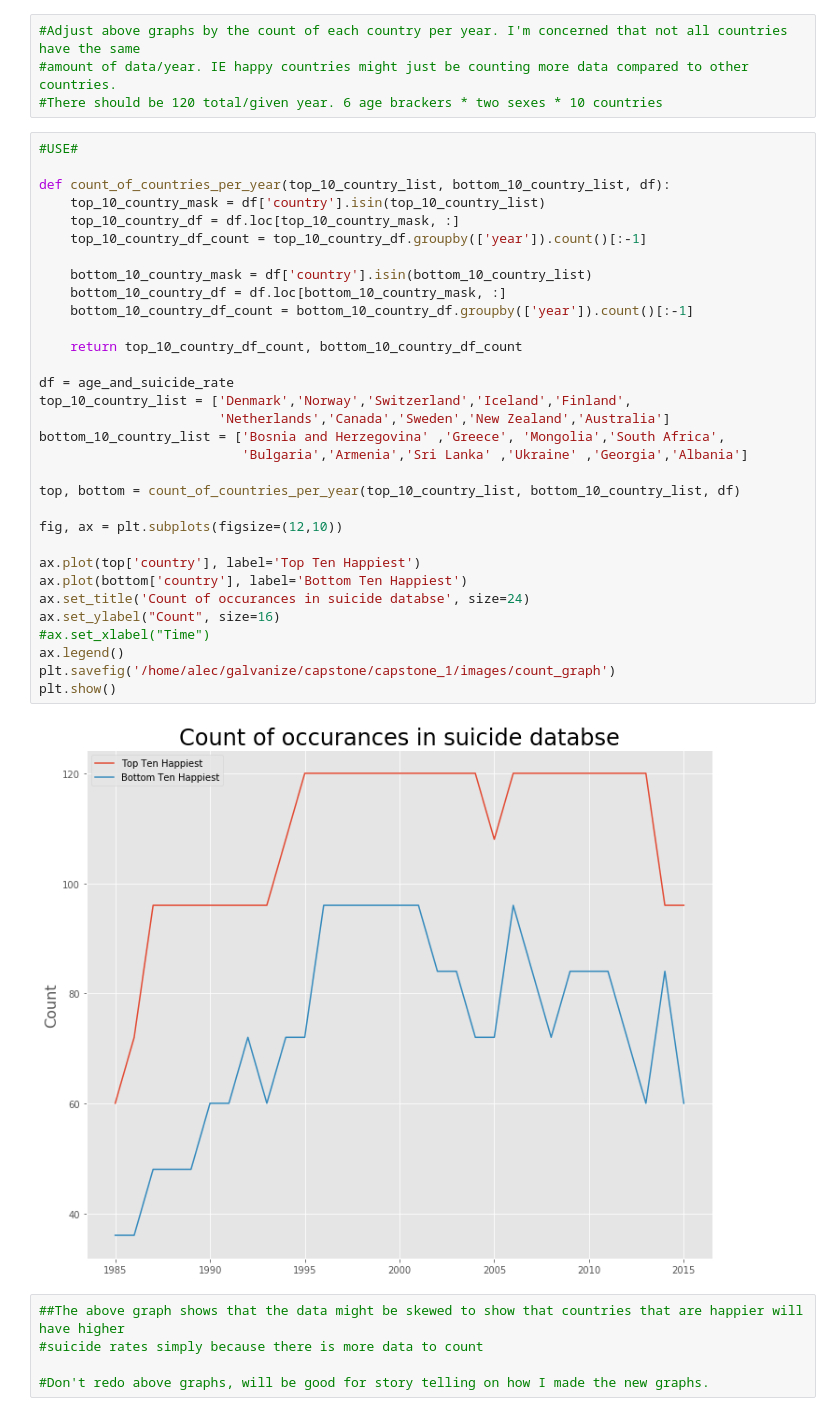
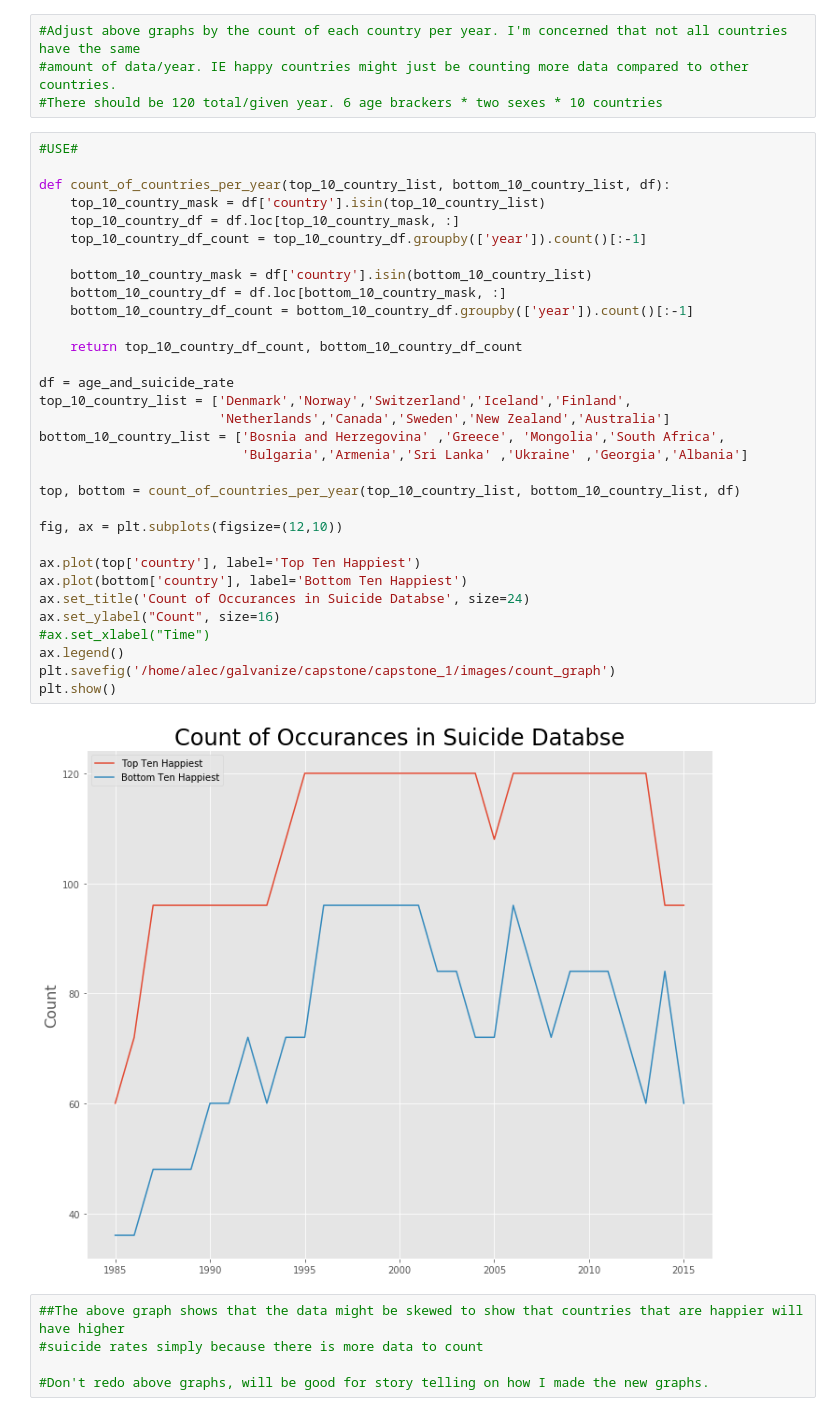
Before and after one commit to alecjonas/Analysis-of-Suicide-Rates-in-Countries-vs-Reported-Happiness-Scores, a Jupyter notebook: notebooks/suicides_eda.ipynb, the cells around one changed output. Drawn from its saved outputs; the diff is of its cells as text.

```diff
--- a/notebooks/suicides_eda.ipynb
+++ b/notebooks/suicides_eda.ipynb
@@ -322,35 +322,35 @@ for i,df in enumerate([age5, age15, age25, age35, age55, age75]):
 
 def count_of_countries_per_year(top_10_country_list, bottom_10_country_list, df):
     top_10_country_mask = df['country'].isin(top_10_country_list)
     top_10_country_df = df.loc[top_10_country_mask, :]
     top_10_country_df_count = top_10_country_df.groupby(['year']).count()[:-1]
 
     bottom_10_country_mask = df['country'].isin(bottom_10_country_list)
     bottom_10_country_df = df.loc[bottom_10_country_mask, :]
     bottom_10_country_df_count = bottom_10_country_df.groupby(['year']).count()[:-1]
 
     return top_10_country_df_count, bottom_10_country_df_count
 
 df = age_and_suicide_rate
 top_10_country_list = ['Denmark','Norway','Switzerland','Iceland','Finland',
                        'Netherlands','Canada','Sweden','New Zealand','Australia']
 bottom_10_country_list = ['Bosnia and Herzegovina' ,'Greece', 'Mongolia','South Africa',
                           'Bulgaria','Armenia','Sri Lanka' ,'Ukraine' ,'Georgia','Albania']
 
 top, bottom = count_of_countries_per_year(top_10_country_list, bottom_10_country_list, df)
 
 fig, ax = plt.subplots(figsize=(12,10))
 
 ax.plot(top['country'], label='Top Ten Happiest')
 ax.plot(bottom['country'], label='Bottom Ten Happiest')
-ax.set_title('Count of occurances in suicide databse', size=24)
+ax.set_title('Count of Occurances in Suicide Databse', size=24)
 ax.set_ylabel("Count", size=16)
 #ax.set_xlabel("Time")
 ax.legend()
 plt.savefig('/home/alec/galvanize/capstone/capstone_1/images/count_graph')
 plt.show()
 # %% [output]
-[figure, old version]
+[figure, new version]
 # %%
 ##The above graph shows that the data might be skewed to show that countries that are happier will have higher
 #suicide rates simply because there is more data to count
```
Also changed, not shown: parts of 3 cells of this notebook, 9 other files.
